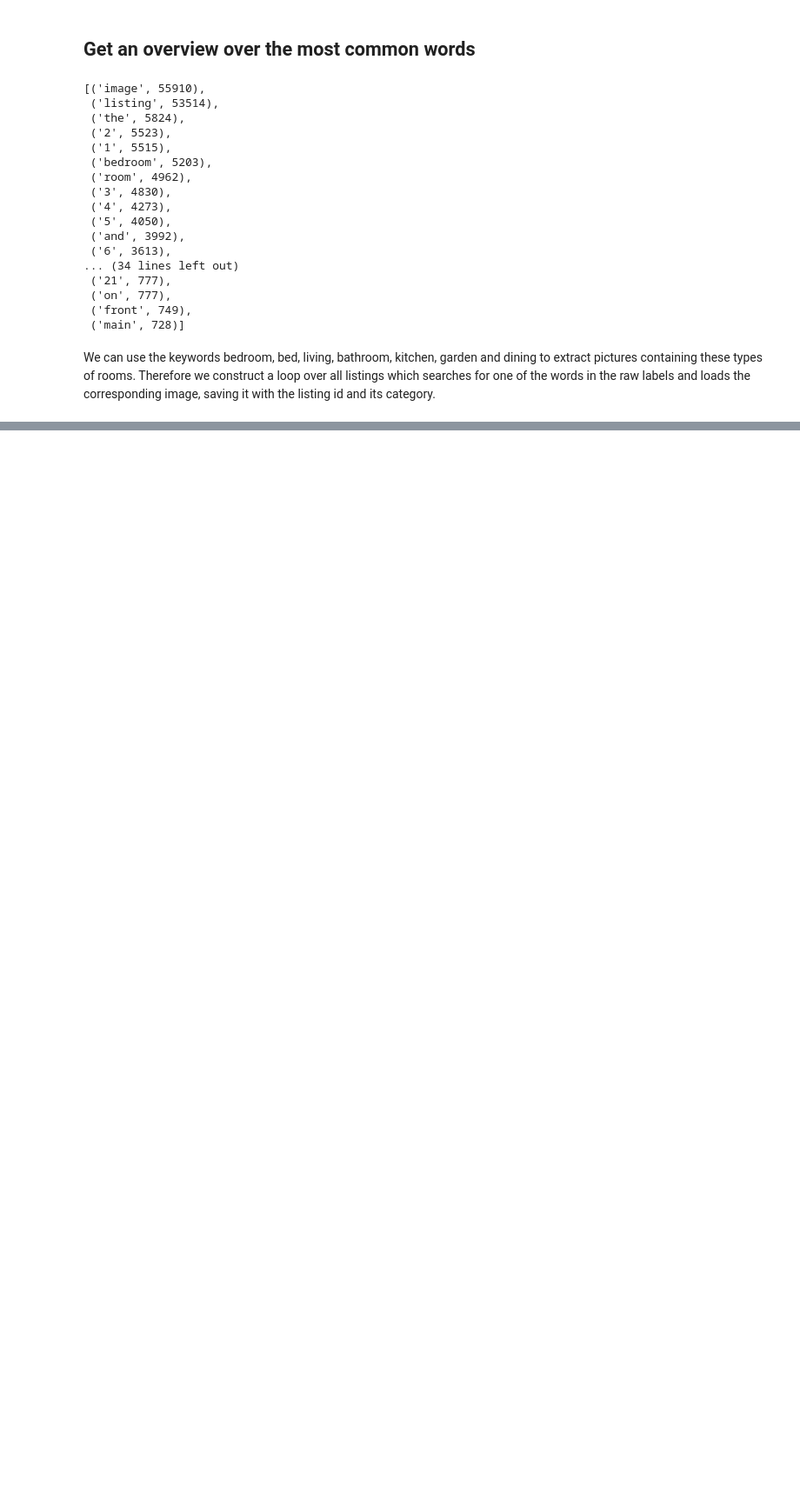
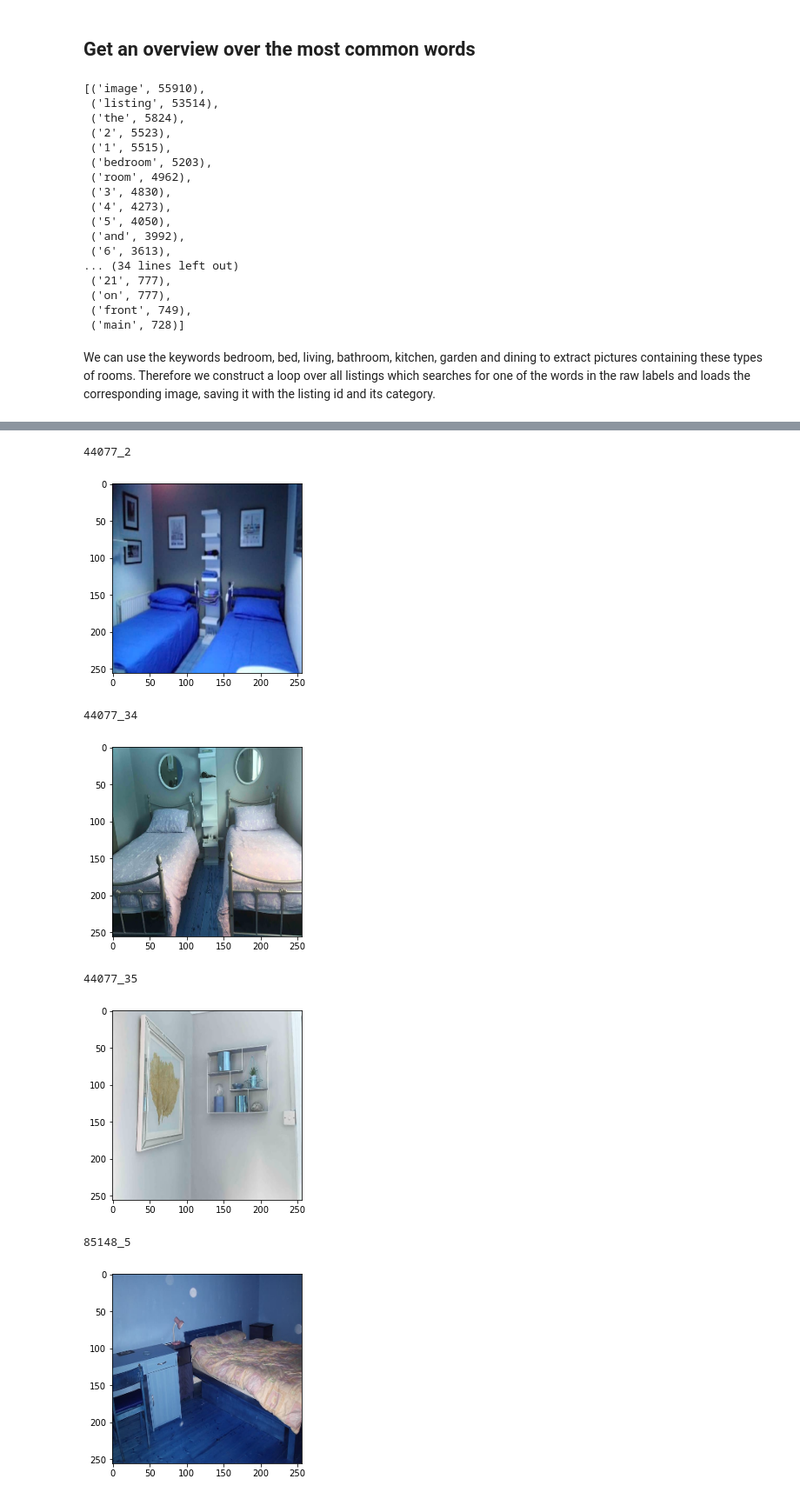
Before and after one commit to dmnk1308/DubAir, a Jupyter notebook: image_processing.ipynb, the cells around one changed output, grey strips where cells are left out. Shown at 87% size. Cells and saved outputs as stored; diff of their text form; code cells hidden in the pictures; blank space fills up the shorter version.

```diff
--- a/image_processing.ipynb
+++ b/image_processing.ipynb
@@ -156,5 +70,0 @@ np.array(images).shape
-# %%
-for j, i in enumerate(np.array(images)[np.array(labels) == "garden"][:30]):
-    print(labels[j], listing_ids[j])
-    plt.imshow(i)
-    plt.show()
@@ -271,3 +70,0 @@ model = ResNet50(include_top=False, weights='imagenet')
-# %%
-path = "images/44077_0.png"
-img = image.load_img(path, target_size = (224, 224))
@@ -295,0 +189,15 @@ NameError: name 'img_array' is not defined
+# %%
+filter = [np.array(labels) == "bedroom"]
+for j, i in zip(np.array(images)[filter][:15], np.array(listing_ids)[filter][:15]):
+    print(i)
+    plt.imshow(j)
+    plt.show()
+# %% [output]
+44077_2
+[figure, added]
+44077_34
+[figure, added]
+44077_35
+[figure, added]
+85148_5
+[figure, added]
```
Also changed, not shown: parts of 41 cells of this notebook, 13 other files.
